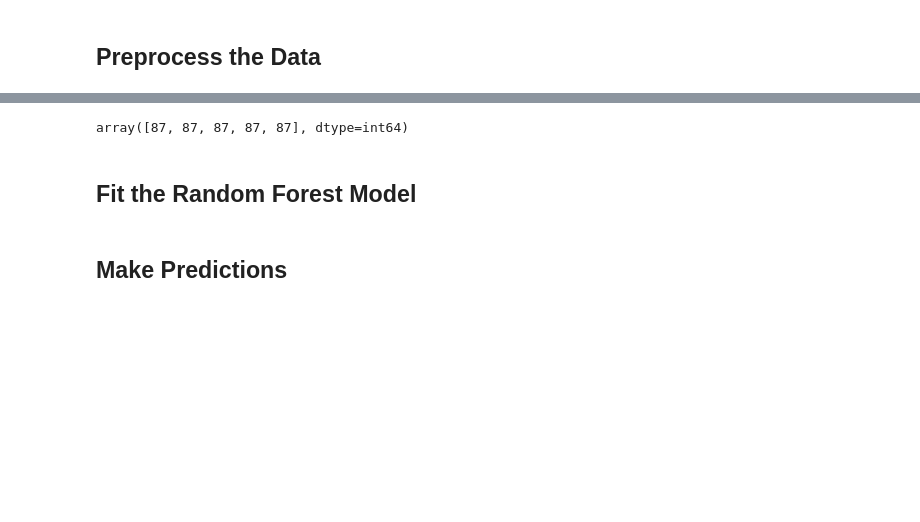
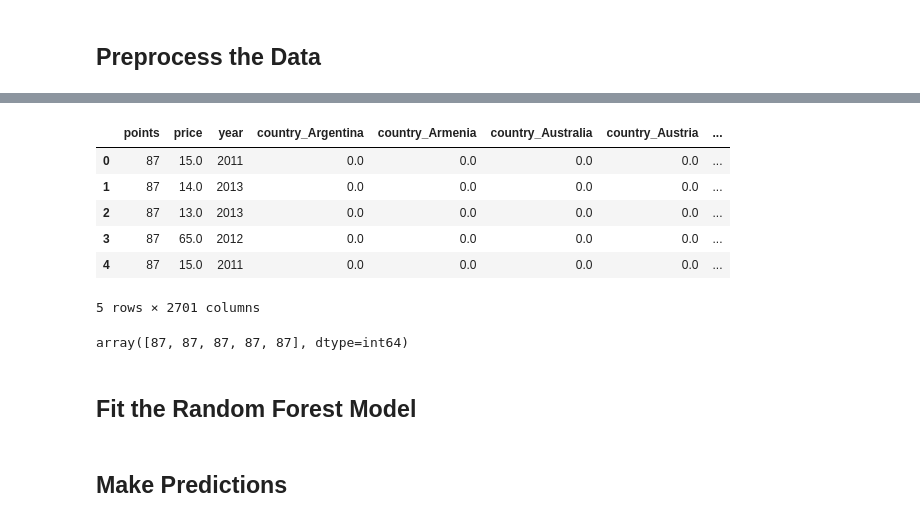
Before and after one commit to whitneyshine/austin_project, a Jupyter notebook: MLModel.ipynb, the cells around one changed output, grey strips where cells are left out. Cells and saved outputs as stored; diff of their text form; code cells hidden in the pictures; blank space fills up the shorter version.

```diff
--- a/MLModel.ipynb
+++ b/MLModel.ipynb
@@ -38,0 +89,13 @@ X.head()
+# %%
+# Generate our categorical variable lists
+application_cat = df_wine.dtypes[df_wine.dtypes == "object"].index.tolist()
+
+# Create a OneHotEncoder instance
+enc = OneHotEncoder(sparse=False)
+
+# Fit and transform the OneHotEncoder using the categorical variable list
+encode_df = pd.DataFrame(enc.fit_transform(df_wine[application_cat]))
+
+# Add the encoded variable names to the dataframe
+encode_df.columns = enc.get_feature_names(application_cat)
+encode_df.head()
@@ -38,0 +110,13 @@ X.head()
+# %%
+# Merge one-hot encoded features and drop the originals
+df_wine = df_wine.merge(encode_df, left_index = True, right_index = True)
+df_wine = df_wine.drop(application_cat, 1)
+df_wine.head()
+# %% [output]
+|  | points | price | year | country_Argentina | country_Armenia | country_Australia | country_Austria | ... |
+| 0 | 87 | 15.0 | 2011 | 0.0 | 0.0 | 0.0 | 0.0 | ... |
+| 1 | 87 | 14.0 | 2013 | 0.0 | 0.0 | 0.0 | 0.0 | ... |
+| 2 | 87 | 13.0 | 2013 | 0.0 | 0.0 | 0.0 | 0.0 | ... |
+| 3 | 87 | 65.0 | 2012 | 0.0 | 0.0 | 0.0 | 0.0 | ... |
+| 4 | 87 | 15.0 | 2011 | 0.0 | 0.0 | 0.0 | 0.0 | ... |
+5 rows × 2701 columns
```
Also changed, not shown: parts of 9 cells of this notebook.
